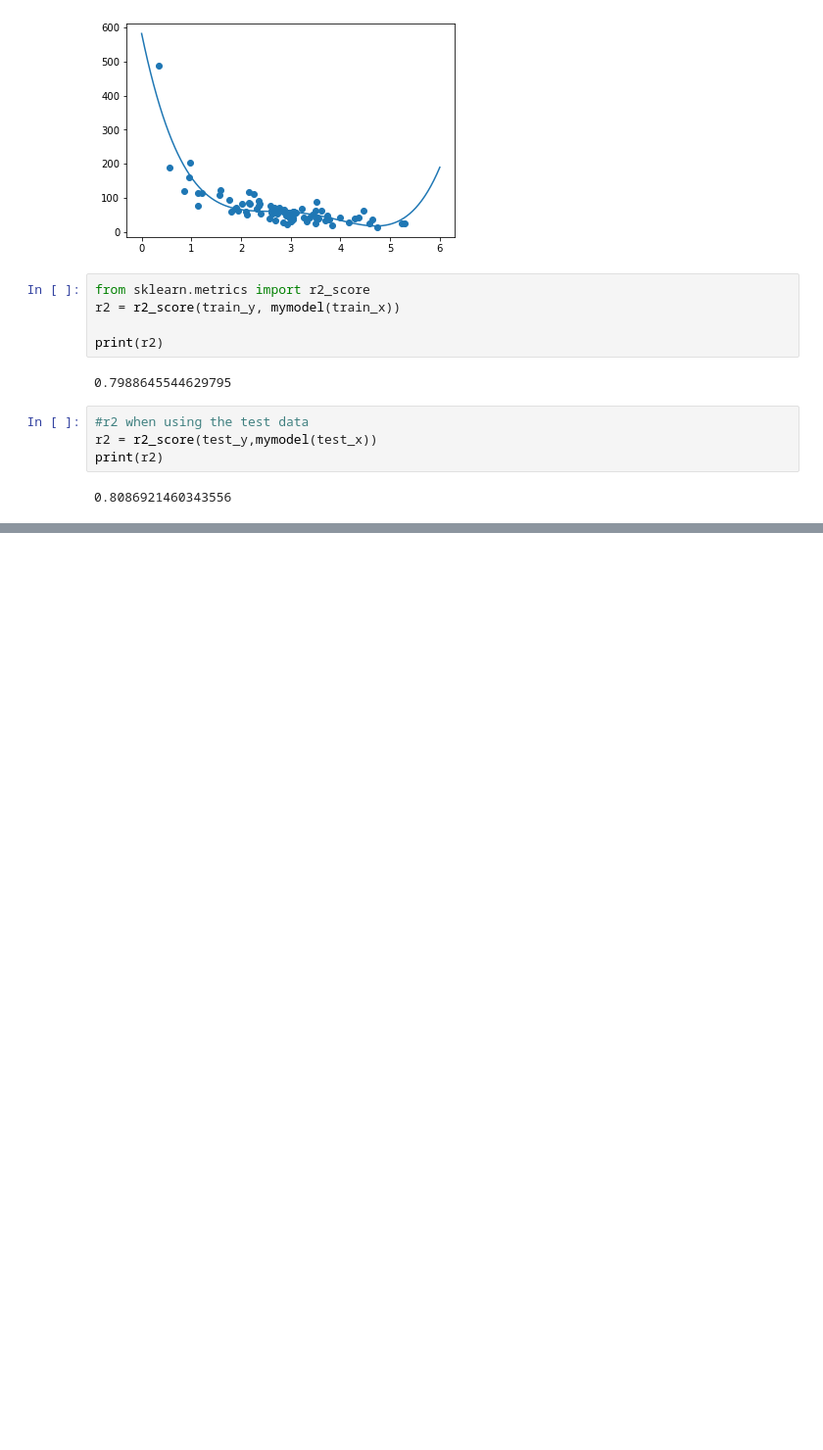
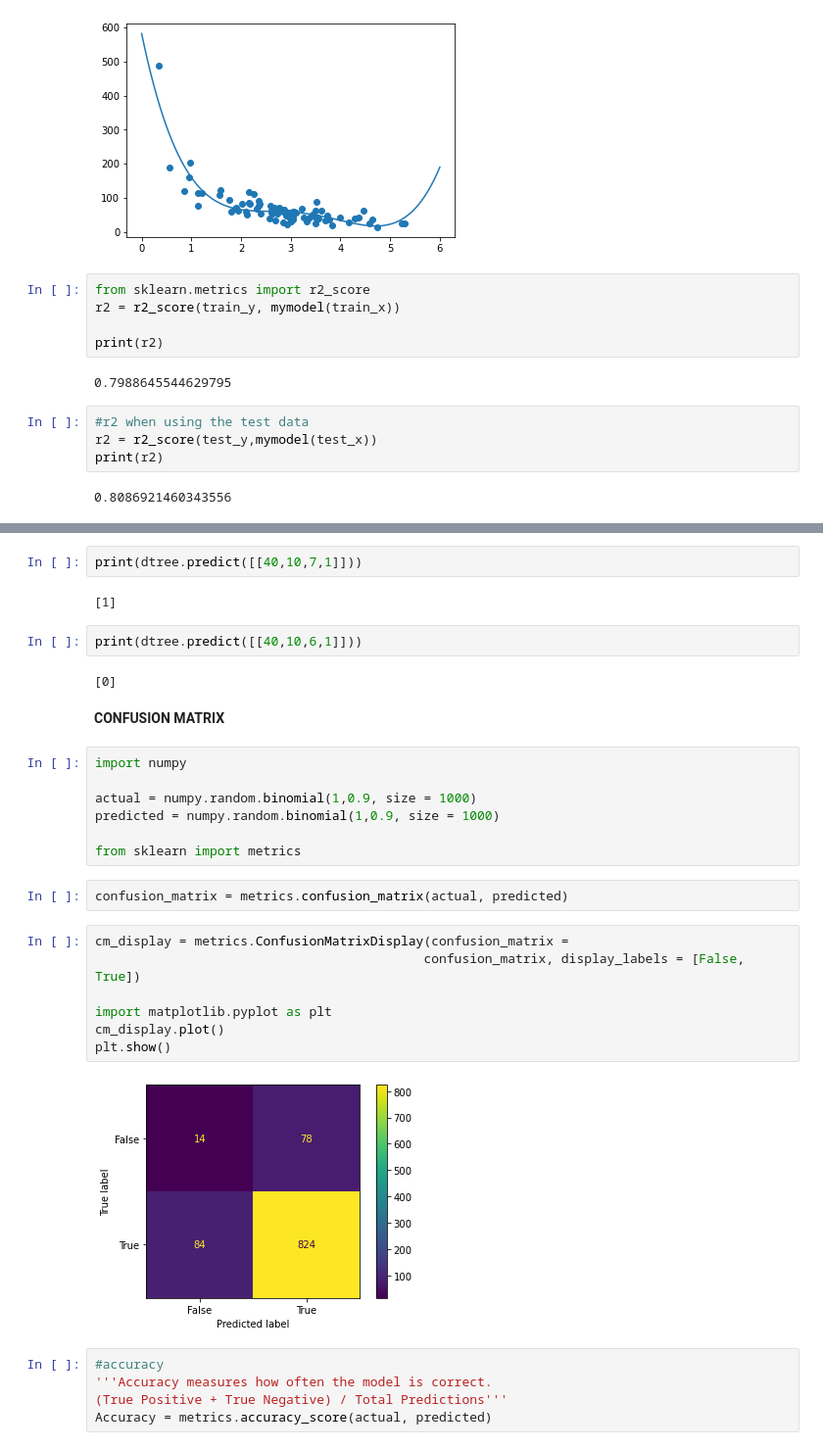
Before and after one commit to ecuerbo/machine-learning, a Jupyter notebook: w3-ml-tutorial.ipynb, the cells around one changed output, grey strips where cells are left out. Shown: that part at 98% size. Saved outputs shown, nothing was run; the diff lists cells and outputs as text; blank space fills up the shorter version.

```diff
--- a/w3-ml-tutorial.ipynb
+++ b/w3-ml-tutorial.ipynb
@@ -514,0 +515,33 @@ InvocationException: GraphViz's executables not found
+# %%
+print(dtree.predict([[40,10,7,1]]))
+# %% [output]
+[1]
+# %%
+print(dtree.predict([[40,10,6,1]]))
+# %% [output]
+[0]
+# %% [markdown]
+**CONFUSION MATRIX**
+# %%
+import numpy
+
+actual = numpy.random.binomial(1,0.9, size = 1000)
+predicted = numpy.random.binomial(1,0.9, size = 1000)
+
+from sklearn import metrics
+# %%
+confusion_matrix = metrics.confusion_matrix(actual, predicted)
+# %%
+cm_display = metrics.ConfusionMatrixDisplay(confusion_matrix =
+                                           confusion_matrix, display_labels = [False, True])
+
+import matplotlib.pyplot as plt
+cm_display.plot()
+plt.show()
+# %% [output]
+[figure, added]
+# %%
+#accuracy
+'''Accuracy measures how often the model is correct.
+(True Positive + True Negative) / Total Predictions'''
+Accuracy = metrics.accuracy_score(actual, predicted)
```
Also changed, not shown: parts of 12 cells of this notebook.
